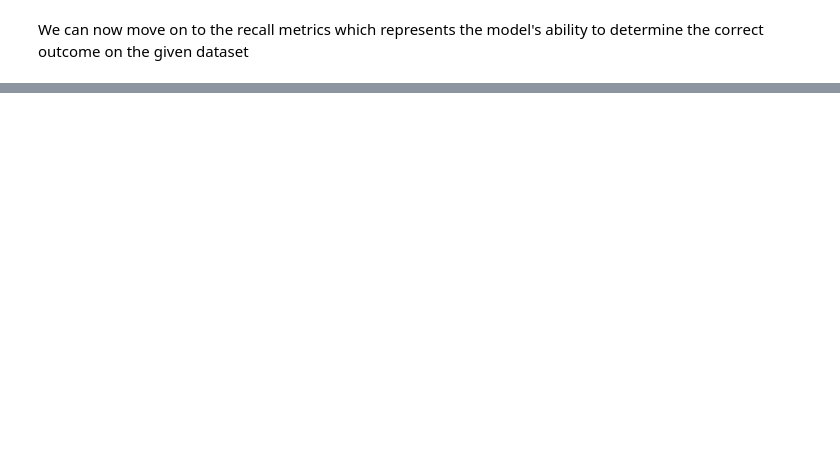
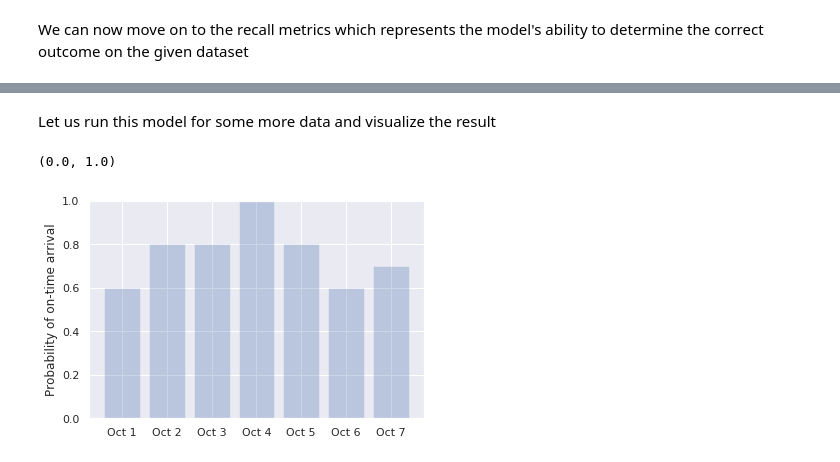
Before and after one commit to ksivasenthil/ml-python-azure-notebooks, a Jupyter notebook: jupyter-notebooks/on-time-flight-arrival.ipynb, the cells around one changed output, grey strips where cells are left out. Drawn from its saved outputs; the diff is of its cells as text; code cells hidden in the pictures; blank space fills up the shorter version.

```diff
--- a/jupyter-notebooks/on-time-flight-arrival.ipynb
+++ b/jupyter-notebooks/on-time-flight-arrival.ipynb
@@ -290,0 +351,22 @@ recall_score(train_y, train_prediction_recall)
+# %% [markdown]
+Let us run this model for some more data and visualize the result
+# %%
+import numpy as np
+
+labels = ('Oct 1', 'Oct 2', 'Oct 3', 'Oct 4', 'Oct 5', 'Oct 6', 'Oct 7')
+values = (predict_delay_probabilities('1/10/2018 21:45:00', 'JFK', 'ATL'),
+         predict_delay_probabilities('2/10/2018 21:45:00', 'JFK', 'ATL'),
+         predict_delay_probabilities('3/10/2018 21:45:00', 'JFK', 'ATL'),
+         predict_delay_probabilities('4/10/2018 21:45:00', 'JFK', 'ATL'),
+         predict_delay_probabilities('5/10/2018 21:45:00', 'JFK', 'ATL'),
+         predict_delay_probabilities('6/10/2018 21:45:00', 'JFK', 'ATL'),
+         predict_delay_probabilities('7/10/2018 21:45:00', 'JFK', 'ATL'))
+
+arranged_labels = np.arange(len(labels))
+mpl.bar(arranged_labels, values, align='center', alpha=0.3)
+mpl.xticks(arranged_labels, labels)
+mpl.ylabel('Probability of on-time arrival')
+mpl.ylim((0.0,1.0))
+# %% [output]
+(0.0, 1.0)
+[figure, added]
```
Also changed, not shown: parts of 12 cells of this notebook.
